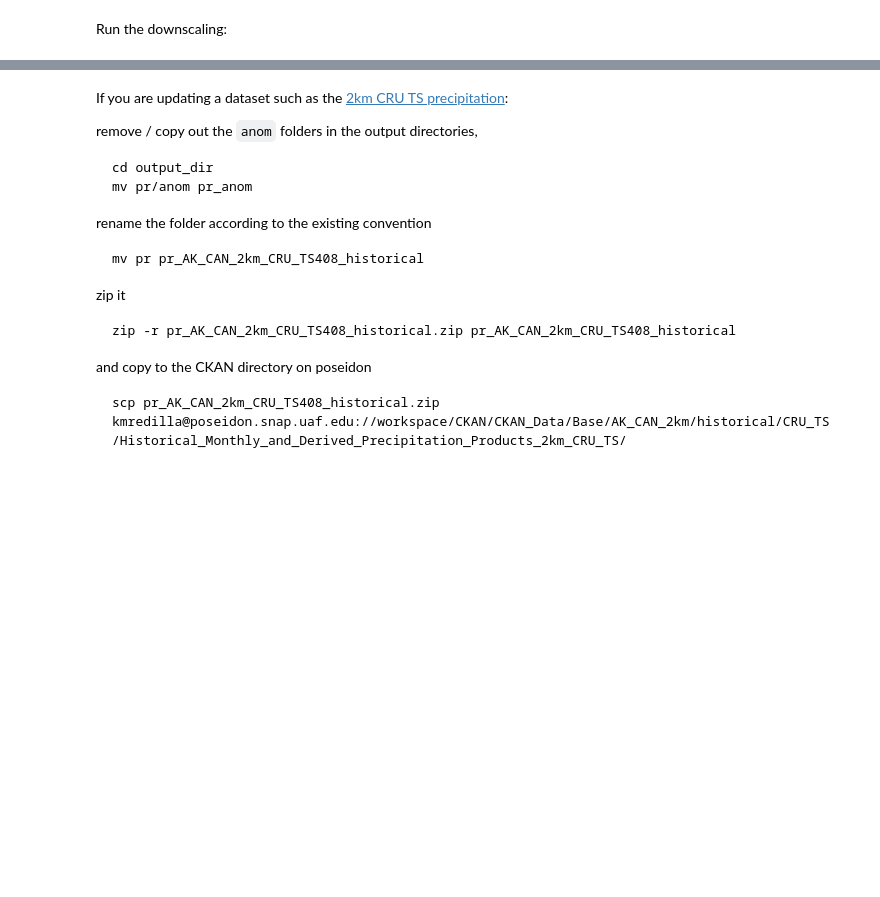
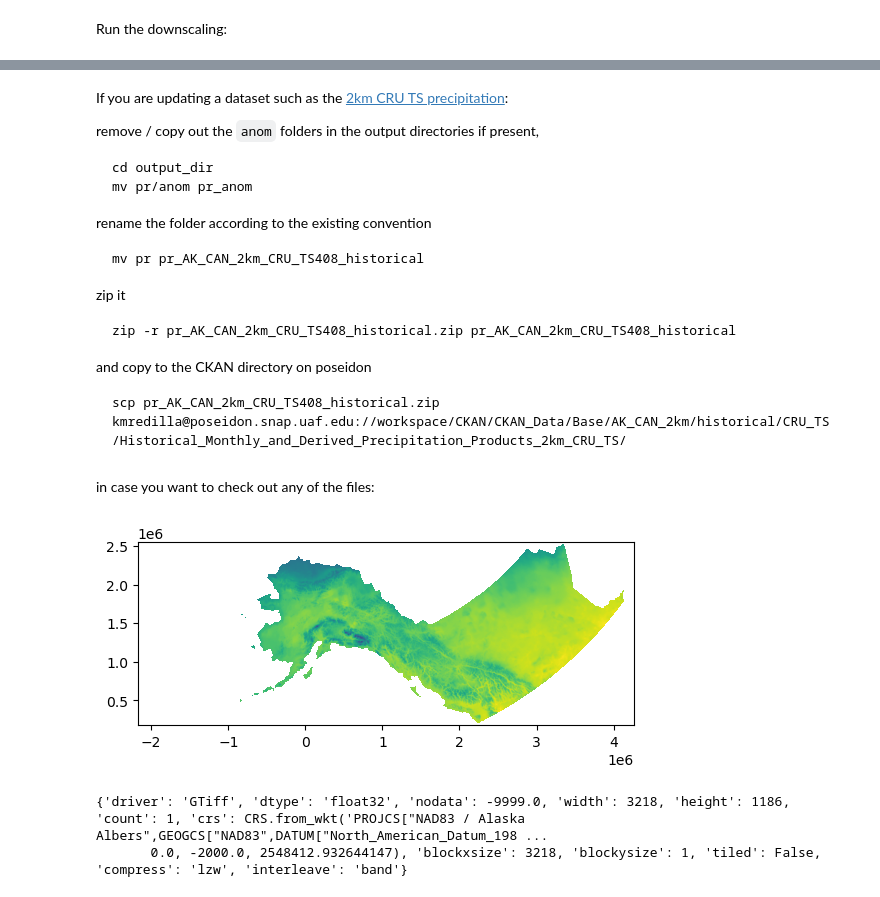
Before and after one commit to ua-snap/snap-geo, a Jupyter notebook: snap_downscale.ipynb, the cells around one changed output, grey strips where cells are left out. Saved outputs shown, nothing was run; the diff lists cells and outputs as text; code cells hidden in the pictures; blank space fills up the shorter version.

````diff
--- a/snap_downscale.ipynb
+++ b/snap_downscale.ipynb
@@ -161,7 +181,7 @@ PosixPath('/beegfs/CMIP6/kmredilla/downscaled/CRU_TS408/pr')
 # %% [markdown]
 If you are updating a dataset such as the [2km CRU TS precipitation](https://catalog.snap.uaf.edu/geonetwork/srv/eng/catalog.search#/metadata/9eeef879-42ee-4bbe-a54e-435716ad0c90):
 
-remove / copy out the `anom` folders in the output directories,
+remove / copy out the `anom` folders in the output directories if present,
 
 ```
 cd output_dir
@@ -185,3 +205,19 @@ and copy to the CKAN directory on poseidon
 ```
 scp pr_AK_CAN_2km_CRU_TS408_historical.zip kmredilla@poseidon.snap.uaf.edu://workspace/CKAN/CKAN_Data/Base/AK_CAN_2km/historical/CRU_TS/Historical_Monthly_and_Derived_Precipitation_Products_2km_CRU_TS/
 ```
+# %% [markdown]
+in case you want to check out any of the files:
+# %%
+import rasterio as rio
+from rasterio.plot import show
+
+fp = output_dir.joinpath("tas_mean_C_cru_ts408_historical_05_1962.tif")
+fp = "/beegfs/CMIP6/kmredilla/downscaled/CRU_TS408/tas_AK_CAN_2km_CRU_TS408_historical/tas_mean_C_cru_ts408_historical_05_1962.tif"
+with rio.open(fp) as src1:
+    show(src1)
+    print(src1.profile)
+    arr1 = src1.read(1)
+# %% [output]
+[figure, added]
+{'driver': 'GTiff', 'dtype': 'float32', 'nodata': -9999.0, 'width': 3218, 'height': 1186, 'count': 1, 'crs': CRS.from_wkt('PROJCS["NAD83 / Alaska Albers",GEOGCS["NAD83",DATUM["North_American_Datum_198 ...
+       0.0, -2000.0, 2548412.932644147), 'blockxsize': 3218, 'blockysize': 1, 'tiled': False, 'compress': 'lzw', 'interleave': 'band'}
````
Also changed, not shown: parts of 9 cells of this notebook.
